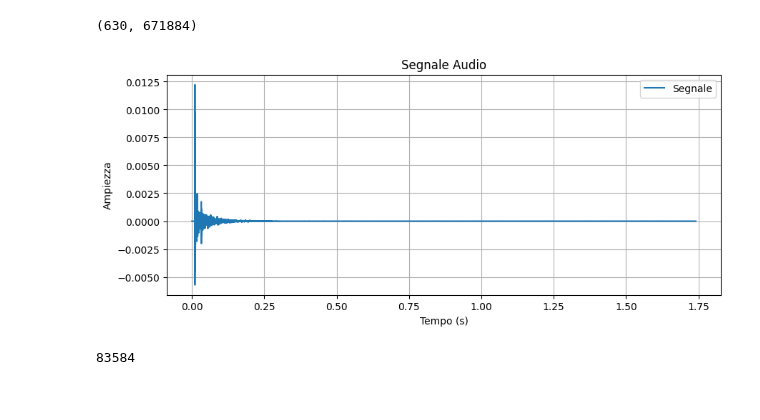
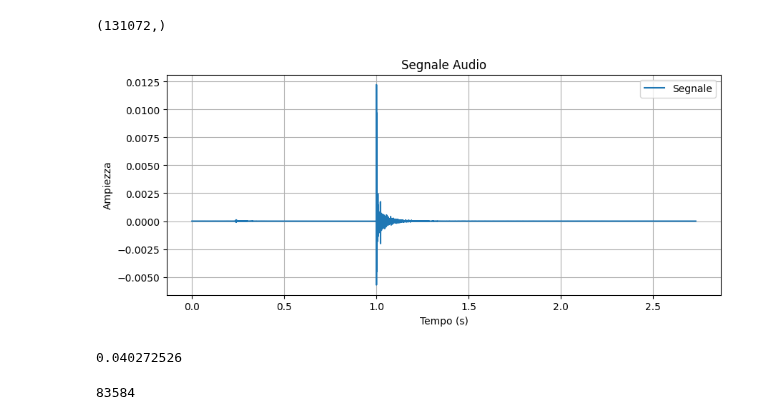
Before and after one commit to JohnnyBravo10/hearinganythinganywhere, a Jupyter notebook: nottingham_preprocessing.ipynb, the cells around one changed output. Saved outputs shown, nothing was run; the diff lists cells and outputs as text; code cells hidden in the pictures.

```diff
--- a/nottingham_preprocessing.ipynb
+++ b/nottingham_preprocessing.ipynb
@@ -39,22 +39,22 @@ FileNotFoundError: [Errno 2] No such file or directory: 'C:/Users/giova/Document
 # %%
-signal.shape
+signalO1.shape
 # %% [output]
-(630, 671884)
+(131072,)
 # %%
 # Crea un asse temporale
-#time = np.linspace(0, 131072 / sample_rate, num=131072)
-time = np.linspace(0, 83561 / sample_rate, num=83561)
+time = np.linspace(0, 131072 / sample_rate, num=131072)
+#time = np.linspace(0, 83561 / sample_rate, num=83561)
 # Fai il plot
 plt.figure(figsize=(10, 4))
-plt.plot(time, signal, label="Segnale")
+plt.plot(time, signalO1, label="Segnale")
 plt.xlabel('Tempo (s)')
 plt.ylabel('Ampiezza')
 plt.title('Segnale Audio')
 plt.legend()
 plt.grid()
 plt.show()
 # %% [output]
-[figure, old version]
+[figure, new version]
 # %%
 signalO1 = signalO1[int(48000- (48 * 10.170039)):] #10.170039 is the delay in ms
 signalO2 = signalO2[int(48000- (48 * 10.106964)):]
@@ -64,6 +64,10 @@ signalO5 = signalO5[int(48000- (48 * 10.415511)):]
 signalO6 = signalO6[int(48000- (48 * 10.641759)):]
 signalO7 = signalO7[int(48000- (48 * 10.659595)):]
 signalO8 = signalO8[int(48000- (48 * 9.876026)):]
+# %%
+max(signalO8)
+# %% [output]
+0.040272526
 # %%
 target = len(signalO7)
 target
```
Also changed, not shown: parts of 1 cell of this notebook, 52 other files.
